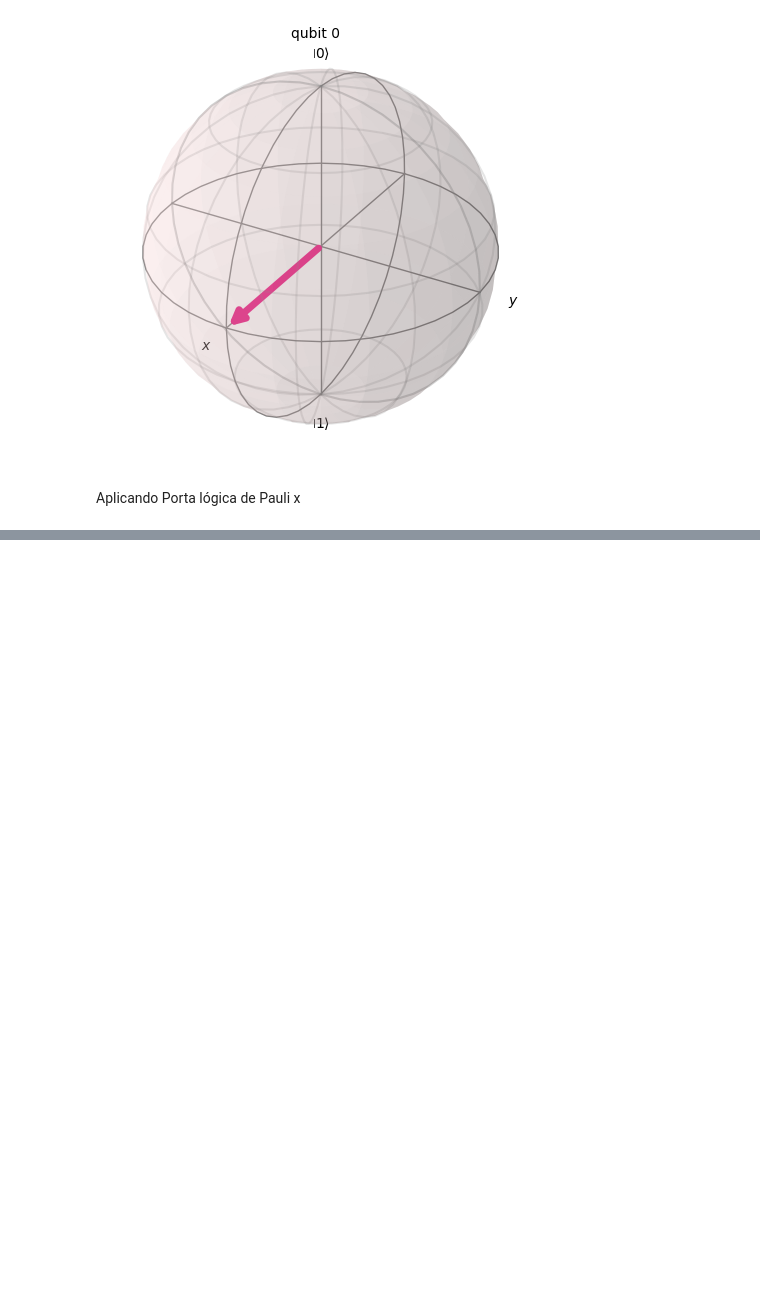
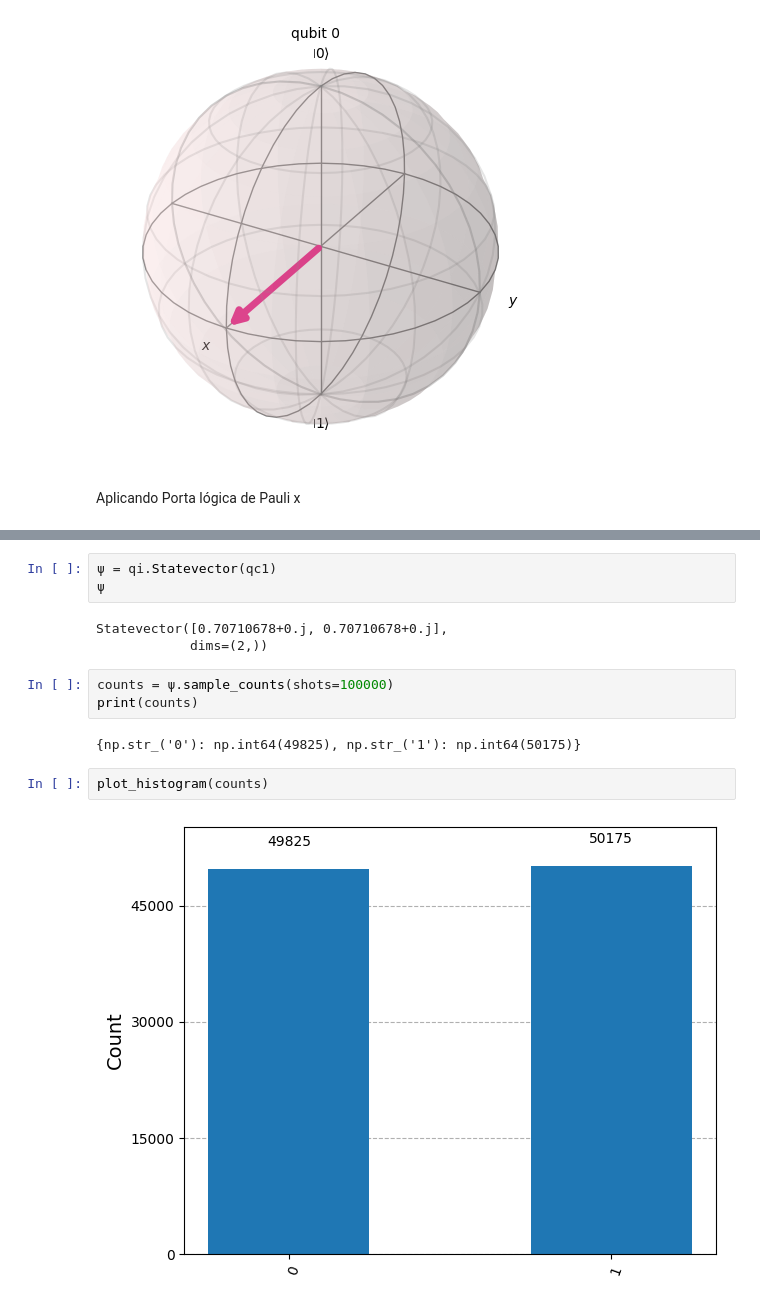
Before and after one commit to brunopaiva1/quantum-computing, a Jupyter notebook: logic_gates.ipynb, the cells around one changed output, grey strips where cells are left out. Cells and saved outputs as stored; diff of their text form; blank space fills up the shorter version.

```diff
--- a/logic_gates.ipynb
+++ b/logic_gates.ipynb
@@ -81,0 +82,15 @@ qc1.draw('mpl')
+# %%
+ψ = qi.Statevector(qc1)
+ψ
+# %% [output]
+Statevector([0.70710678+0.j, 0.70710678+0.j],
+            dims=(2,))
+# %%
+counts = ψ.sample_counts(shots=100000)
+print(counts)
+# %% [output]
+{np.str_('0'): np.int64(49825), np.str_('1'): np.int64(50175)}
+# %%
+plot_histogram(counts)
+# %% [output]
+[figure, added]
```
Also changed, not shown: parts of 3 cells of this notebook.
